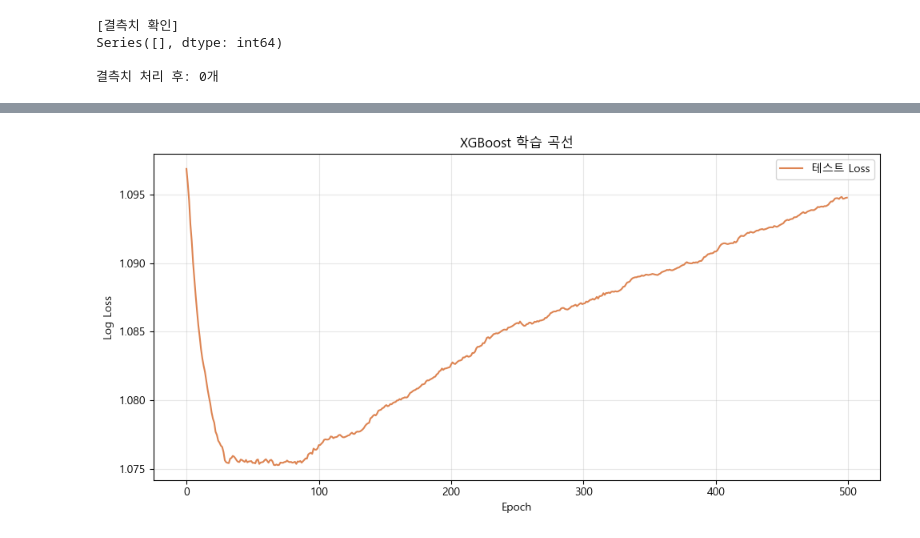
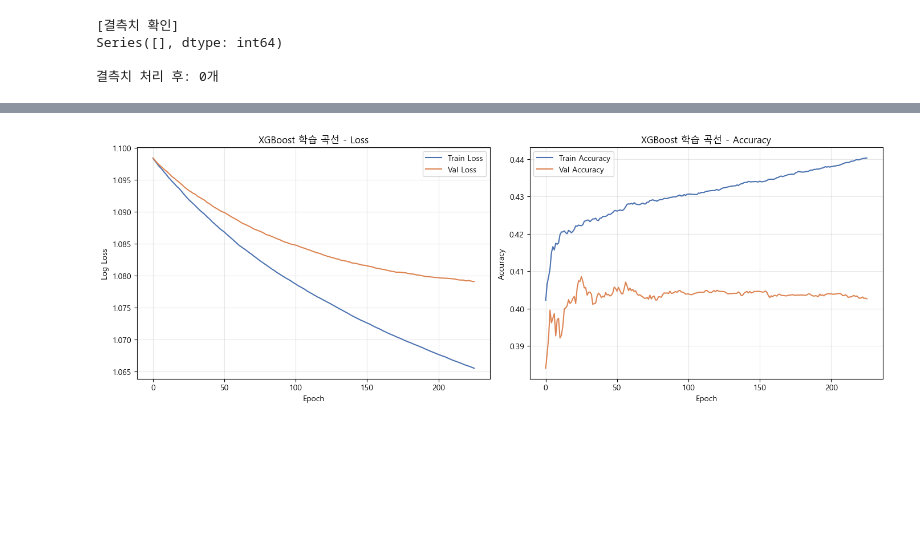
Before and after one commit to jin25056-ai/RichClub, a Jupyter notebook: model/hyerim/model_train.ipynb, the cells around one changed output, grey strips where cells are left out. Cells and saved outputs as stored; diff of their text form; code cells hidden in the pictures; blank space fills up the shorter version.

Commit message:
feat: add model train

```diff
--- a/model/hyerim/model_train.ipynb
+++ b/model/hyerim/model_train.ipynb
@@ -172,0 +323,19 @@ Name: count, dtype: int64
+# %%
+# 셀 8 - 클래스 불균형 처리 (SMOTE)
+print('[SMOTE 적용 전]')
+print(y_train.value_counts())
+
+smote = SMOTE(random_state=42)
+X_train_res, y_train_res = smote.fit_resample(X_train_scaled, y_train)
+
+# SMOTE로 생성된 샘플은 기본 가중치 1.0 부여
+# 원본 샘플 인덱스만큼은 domain_score 가중치 유지
+n_original = len(X_train_scaled)
+n_resampled = len(X_train_res)
+
+sample_weight_res = np.ones(n_resampled)
+sample_weight_res[:n_original] = sample_weight_train  # 원본만 가중치 적용
+
+print('\n[SMOTE 적용 후]')
+print(pd.Series(y_train_res).value_counts())
+print(f'\n가중치 적용 샘플: {n_original}개 / 전체: {n_resampled}개')
@@ -210,20 +393,35 @@ print('학습 완료')
 학습 완료
-# %%
-# 셀 10 - 학습 곡선
-results = model.evals_result()
-epochs  = len(results['validation_0']['mlogloss'])
-
-plt.figure(figsize=(10, 5))
-plt.plot(range(epochs), results['validation_0']['mlogloss'], label='테스트 Loss', color='#DD8452')
-plt.xlabel('Epoch')
-plt.ylabel('Log Loss')
-plt.title('XGBoost 학습 곡선')
-plt.legend()
-plt.grid(True, alpha=0.3)
-plt.tight_layout()
-plt.show()
-# %% [output]
-[figure, removed]
+# %%
+# 셀 10 - 학습 곡선
+results = model.evals_result()
+
+fig, axes = plt.subplots(1, 2, figsize=(14, 5))
+
+# Loss
+axes[0].plot(results['validation_0']['mlogloss'], label='Train Loss', color='#4C72B0')
+axes[0].plot(results['validation_1']['mlogloss'], label='Val Loss',   color='#DD8452')
+axes[0].set_xlabel('Epoch')
+axes[0].set_ylabel('Log Loss')
+axes[0].set_title('XGBoost 학습 곡선 - Loss')
+axes[0].legend()
+axes[0].grid(True, alpha=0.3)
+
+# Accuracy
+train_acc = [1 - e for e in results['validation_0']['merror']]
+val_acc   = [1 - e for e in results['validation_1']['merror']]
+
+axes[1].plot(train_acc, label='Train Accuracy', color='#4C72B0')
+axes[1].plot(val_acc,   label='Val Accuracy',   color='#DD8452')
+axes[1].set_xlabel('Epoch')
+axes[1].set_ylabel('Accuracy')
+axes[1].set_title('XGBoost 학습 곡선 - Accuracy')
+axes[1].legend()
+axes[1].grid(True, alpha=0.3)
+
+plt.tight_layout()
+plt.show()
+# %% [output]
+[figure, added]
 # %%
 # 셀 11 - 모델 성능 평가
 y_pred = model.predict(X_test_scaled)
```
Also changed, not shown: parts of 26 cells of this notebook, 1 other file.
